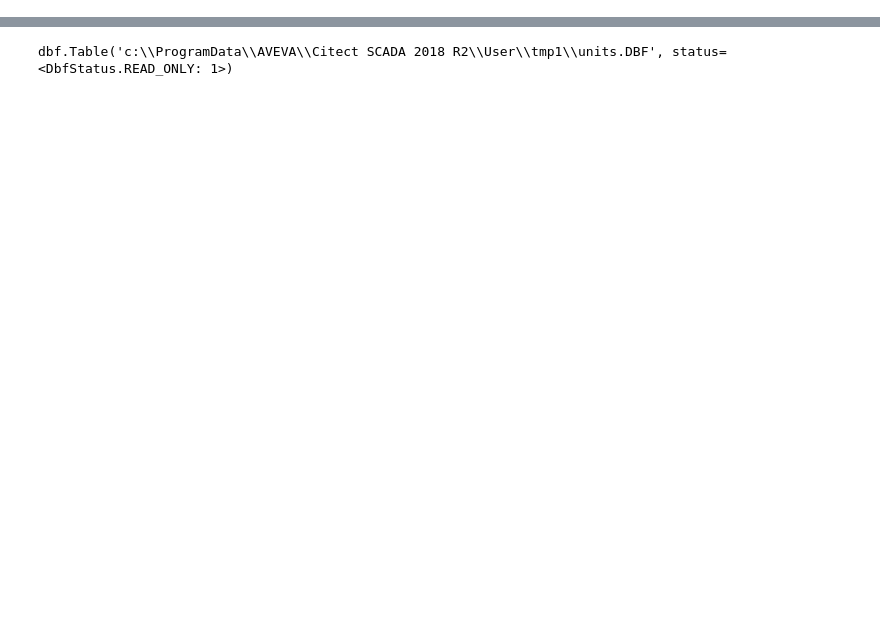
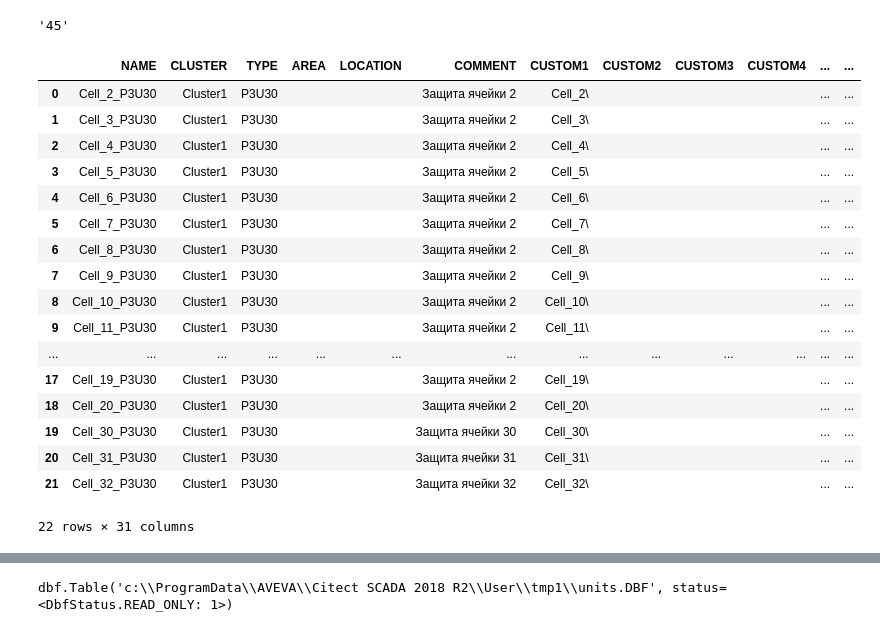
Before and after one commit to alermar69/myPython, a Jupyter notebook: ACY/dbf_scada.ipynb, the cells around one changed output, grey strips where cells are left out. Saved outputs shown, nothing was run; the diff lists cells and outputs as text; code cells hidden in the pictures; blank space fills up the shorter version.

```diff
--- a/ACY/dbf_scada.ipynb
+++ b/ACY/dbf_scada.ipynb
@@ -107,0 +349,27 @@ dd = dbf.Table(os.path.join(path_projects, 'tmp1', 'units.DBF'), codepage='cp125
+# %%
+s = 'Cell_2_P3U30_45'
+re.findall(r'.*_(\S+)', s)[-1]
+# %% [output]
+'45'
+# %%
+x = BaseProject(os.path.join(r"c:\ProgramData\AVEVA\Citect SCADA 2018 R2\User", 'tmp1', 'equip.DBF'))
+x.dataframe()
+# %% [output]
+|  | NAME | CLUSTER | TYPE | AREA | LOCATION | COMMENT | CUSTOM1 | CUSTOM2 | CUSTOM3 | CUSTOM4 | ... | ... |
+| 0 | Cell_2_P3U30 | Cluster1 | P3U30 |  |  | Защита ячейки 2 | Cell_2\ |  |  |  | ... | ... |
+| 1 | Cell_3_P3U30 | Cluster1 | P3U30 |  |  | Защита ячейки 2 | Cell_3\ |  |  |  | ... | ... |
+| 2 | Cell_4_P3U30 | Cluster1 | P3U30 |  |  | Защита ячейки 2 | Cell_4\ |  |  |  | ... | ... |
+| 3 | Cell_5_P3U30 | Cluster1 | P3U30 |  |  | Защита ячейки 2 | Cell_5\ |  |  |  | ... | ... |
+| 4 | Cell_6_P3U30 | Cluster1 | P3U30 |  |  | Защита ячейки 2 | Cell_6\ |  |  |  | ... | ... |
+| 5 | Cell_7_P3U30 | Cluster1 | P3U30 |  |  | Защита ячейки 2 | Cell_7\ |  |  |  | ... | ... |
+| 6 | Cell_8_P3U30 | Cluster1 | P3U30 |  |  | Защита ячейки 2 | Cell_8\ |  |  |  | ... | ... |
+| 7 | Cell_9_P3U30 | Cluster1 | P3U30 |  |  | Защита ячейки 2 | Cell_9\ |  |  |  | ... | ... |
+| 8 | Cell_10_P3U30 | Cluster1 | P3U30 |  |  | Защита ячейки 2 | Cell_10\ |  |  |  | ... | ... |
+| 9 | Cell_11_P3U30 | Cluster1 | P3U30 |  |  | Защита ячейки 2 | Cell_11\ |  |  |  | ... | ... |
+| ... | ... | ... | ... | ... | ... | ... | ... | ... | ... | ... | ... | ... |
+| 17 | Cell_19_P3U30 | Cluster1 | P3U30 |  |  | Защита ячейки 2 | Cell_19\ |  |  |  | ... | ... |
+| 18 | Cell_20_P3U30 | Cluster1 | P3U30 |  |  | Защита ячейки 2 | Cell_20\ |  |  |  | ... | ... |
+| 19 | Cell_30_P3U30 | Cluster1 | P3U30 |  |  | Защита ячейки 30 | Cell_30\ |  |  |  | ... | ... |
+| 20 | Cell_31_P3U30 | Cluster1 | P3U30 |  |  | Защита ячейки 31 | Cell_31\ |  |  |  | ... | ... |
+| 21 | Cell_32_P3U30 | Cluster1 | P3U30 |  |  | Защита ячейки 32 | Cell_32\ |  |  |  | ... | ... |
+22 rows × 31 columns
```
Also changed, not shown: parts of 21 cells of this notebook.
